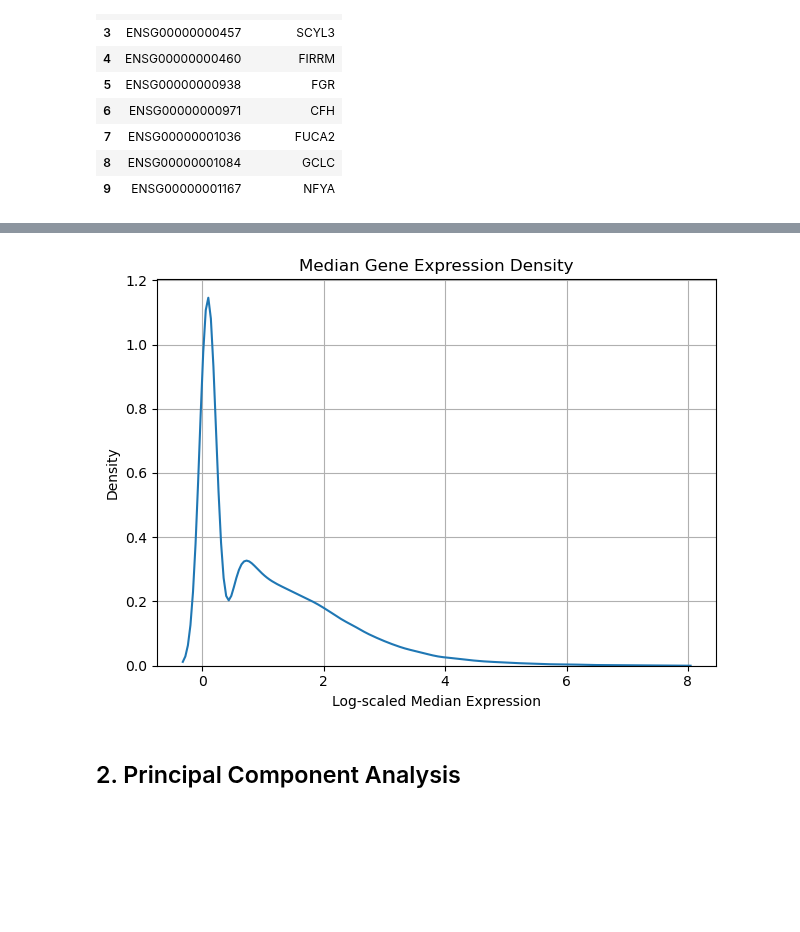
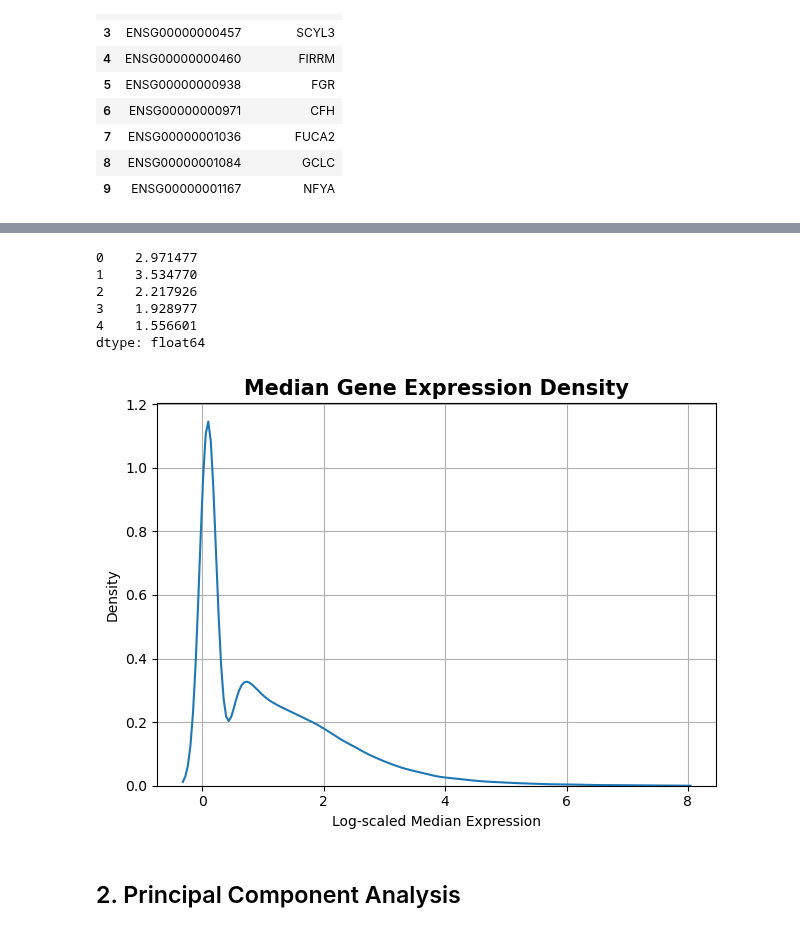
Before and after one commit to jamesh5391/bariatric-rna-seq, a Jupyter notebook: src/main.ipynb, the cells around one changed output, grey strips where cells are left out. Drawn from its saved outputs; the diff is of its cells as text; code cells hidden in the pictures; blank space fills up the shorter version.

```diff
--- a/src/main.ipynb
+++ b/src/main.ipynb
@@ -92,16 +97,27 @@ expression_data = df.iloc[:, 2:]
 log_expression = np.log2(expression_data + 1)
 
 median_expression = log_expression.median(axis=1)
+# %%
+median_expression.describe()
+median_expression.head()
+# %% [output]
+0    2.971477
+1    3.534770
+2    2.217926
+3    1.928977
+4    1.556601
+dtype: float64
 # %%
 # 1. Density plot of log-scaled median expression
 sns.kdeplot(median_expression, label='Median Gene Expression Density')
-plt.title('Median Gene Expression Density')
+plt.title('Median Gene Expression Density', fontweight='bold', fontsize=15)
 plt.xlabel('Log-scaled Median Expression')
 plt.ylabel('Density')
 plt.grid(True)
 plt.tight_layout()
+plt.savefig('../results/figures/median_expression_density.png')
 plt.show()
 # %% [output]
-[figure, old version]
+[figure, new version]
 # %% [markdown]
 ## 2. Principal Component Analysis
```
Also changed, not shown: parts of 8 cells of this notebook, 3 other files.
